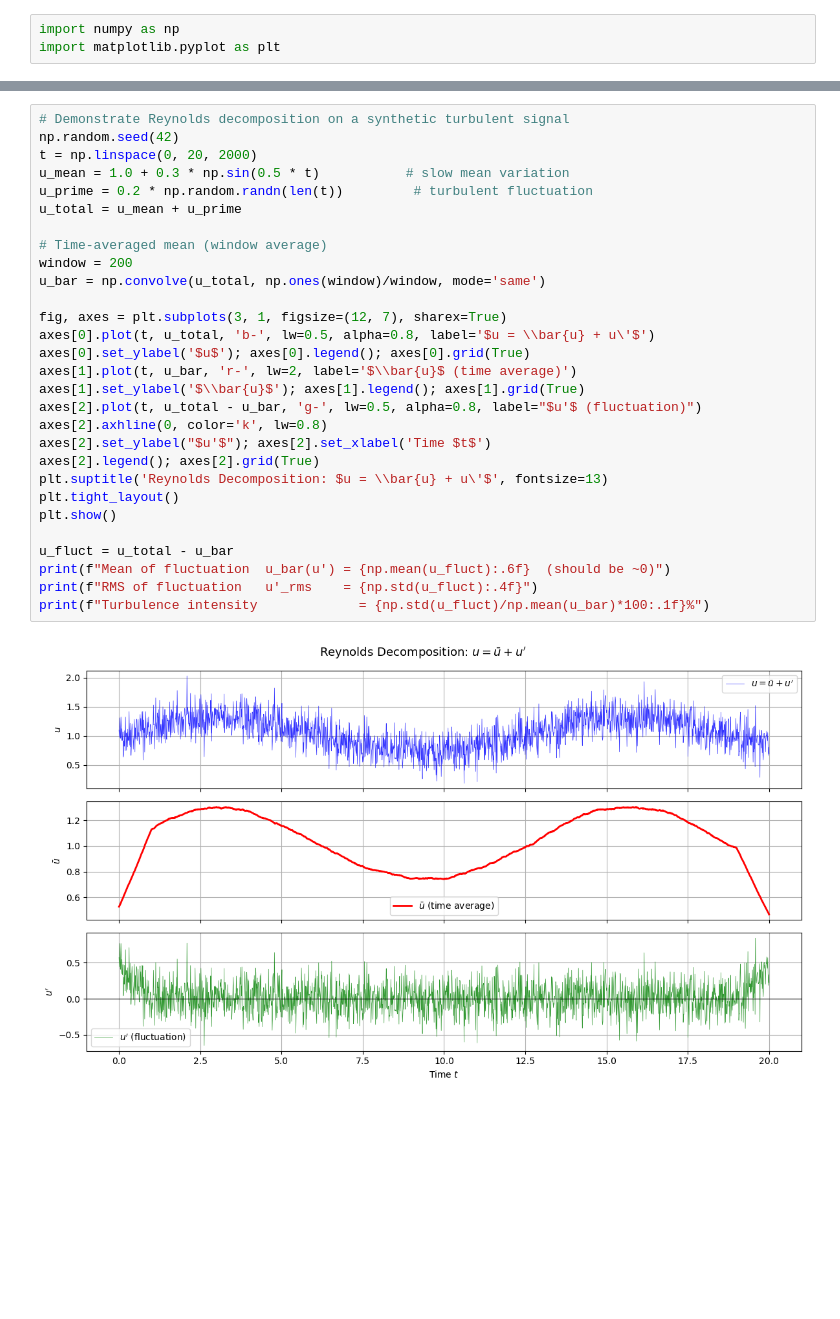
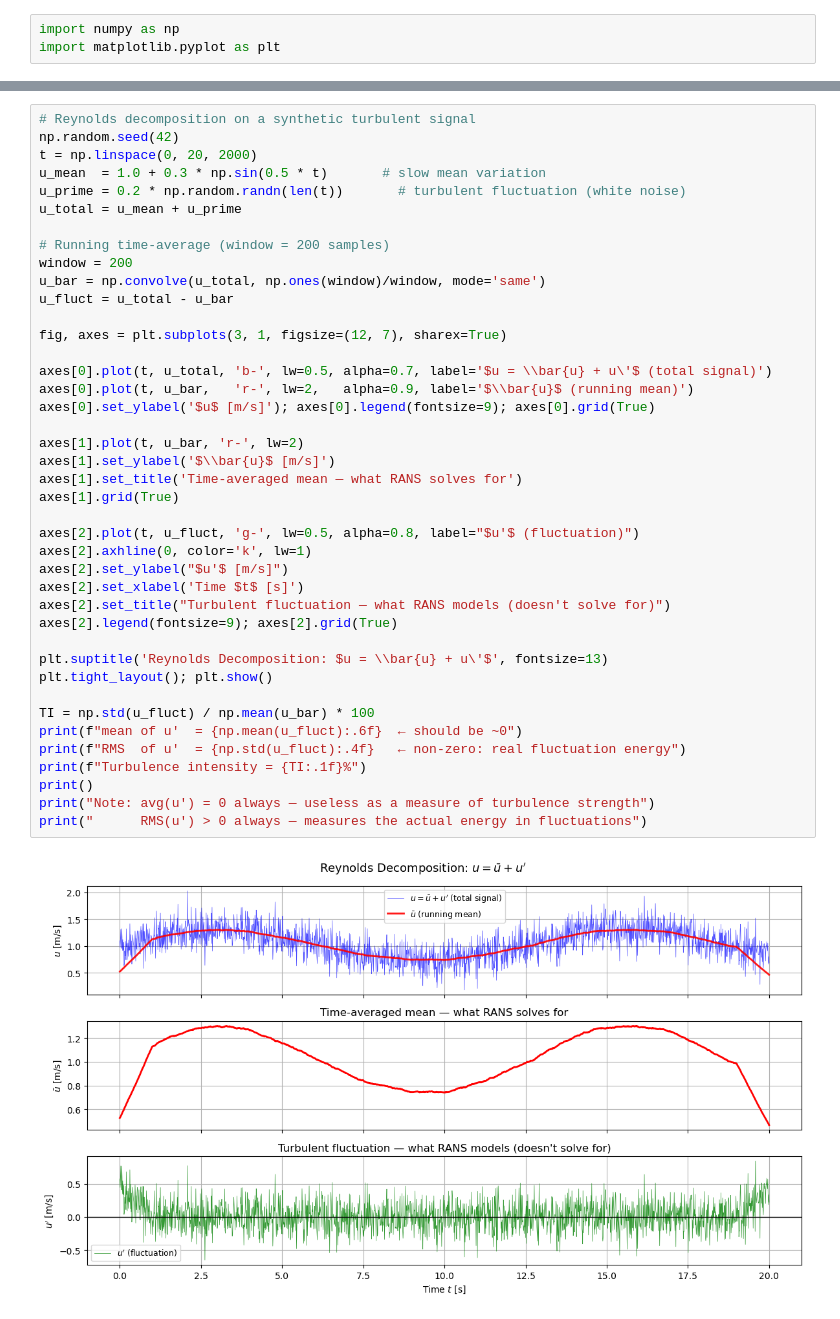
Before and after one commit to harishragul/cfd, a Jupyter notebook: Core CFD Methods/module3_17_turbulence_basics.ipynb, the cells around one changed output, grey strips where cells are left out. Drawn from its saved outputs; the diff is of its cells as text; blank space fills up the shorter version.

```diff
--- a/Core CFD Methods/module3_17_turbulence_basics.ipynb
+++ b/Core CFD Methods/module3_17_turbulence_basics.ipynb
@@ -104,31 +156,43 @@ The **product rule** is the critical one — it creates a new non-zero term $\ov
 # %%
-# Demonstrate Reynolds decomposition on a synthetic turbulent signal
+# Reynolds decomposition on a synthetic turbulent signal
 np.random.seed(42)
 t = np.linspace(0, 20, 2000)
-u_mean = 1.0 + 0.3 * np.sin(0.5 * t)           # slow mean variation
-u_prime = 0.2 * np.random.randn(len(t))         # turbulent fluctuation
+u_mean  = 1.0 + 0.3 * np.sin(0.5 * t)       # slow mean variation
+u_prime = 0.2 * np.random.randn(len(t))       # turbulent fluctuation (white noise)
 u_total = u_mean + u_prime
 
-# Time-averaged mean (window average)
+# Running time-average (window = 200 samples)
 window = 200
 u_bar = np.convolve(u_total, np.ones(window)/window, mode='same')
+u_fluct = u_total - u_bar
 
 fig, axes = plt.subplots(3, 1, figsize=(12, 7), sharex=True)
-axes[0].plot(t, u_total, 'b-', lw=0.5, alpha=0.8, label='$u = \\bar{u} + u\'$')
-axes[0].set_ylabel('$u$'); axes[0].legend(); axes[0].grid(True)
-axes[1].plot(t, u_bar, 'r-', lw=2, label='$\\bar{u}$ (time average)')
-axes[1].set_ylabel('$\\bar{u}$'); axes[1].legend(); axes[1].grid(True)
-axes[2].plot(t, u_total - u_bar, 'g-', lw=0.5, alpha=0.8, label="$u'$ (fluctuation)")
-axes[2].axhline(0, color='k', lw=0.8)
-axes[2].set_ylabel("$u'$"); axes[2].set_xlabel('Time $t$')
-axes[2].legend(); axes[2].grid(True)
+
+axes[0].plot(t, u_total, 'b-', lw=0.5, alpha=0.7, label='$u = \\bar{u} + u\'$ (total signal)')
+axes[0].plot(t, u_bar,   'r-', lw=2,   alpha=0.9, label='$\\bar{u}$ (running mean)')
+axes[0].set_ylabel('$u$ [m/s]'); axes[0].legend(fontsize=9); axes[0].grid(True)
+
+axes[1].plot(t, u_bar, 'r-', lw=2)
+axes[1].set_ylabel('$\\bar{u}$ [m/s]')
+axes[1].set_title('Time-averaged mean — what RANS solves for')
+axes[1].grid(True)
+
+axes[2].plot(t, u_fluct, 'g-', lw=0.5, alpha=0.8, label="$u'$ (fluctuation)")
+axes[2].axhline(0, color='k', lw=1)
+axes[2].set_ylabel("$u'$ [m/s]")
+axes[2].set_xlabel('Time $t$ [s]')
+axes[2].set_title("Turbulent fluctuation — what RANS models (doesn't solve for)")
+axes[2].legend(fontsize=9); axes[2].grid(True)
+
 plt.suptitle('Reynolds Decomposition: $u = \\bar{u} + u\'$', fontsize=13)
-plt.tight_layout()
-plt.show()
+plt.tight_layout(); plt.show()
 
-u_fluct = u_total - u_bar
-print(f"Mean of fluctuation  u_bar(u') = {np.mean(u_fluct):.6f}  (should be ~0)")
-print(f"RMS of fluctuation   u'_rms    = {np.std(u_fluct):.4f}")
-print(f"Turbulence intensity             = {np.std(u_fluct)/np.mean(u_bar)*100:.1f}%")
+TI = np.std(u_fluct) / np.mean(u_bar) * 100
+print(f"mean of u'  = {np.mean(u_fluct):.6f}  ← should be ~0")
+print(f"RMS  of u'  = {np.std(u_fluct):.4f}   ← non-zero: real fluctuation energy")
+print(f"Turbulence intensity = {TI:.1f}%")
+print()
+print("Note: avg(u') = 0 always — useless as a measure of turbulence strength")
+print("      RMS(u') > 0 always — measures the actual energy in fluctuations")
 # %% [output]
-[figure, old version]
+[figure, new version]
```
Also changed, not shown: parts of 11 cells of this notebook, 1 other file.
